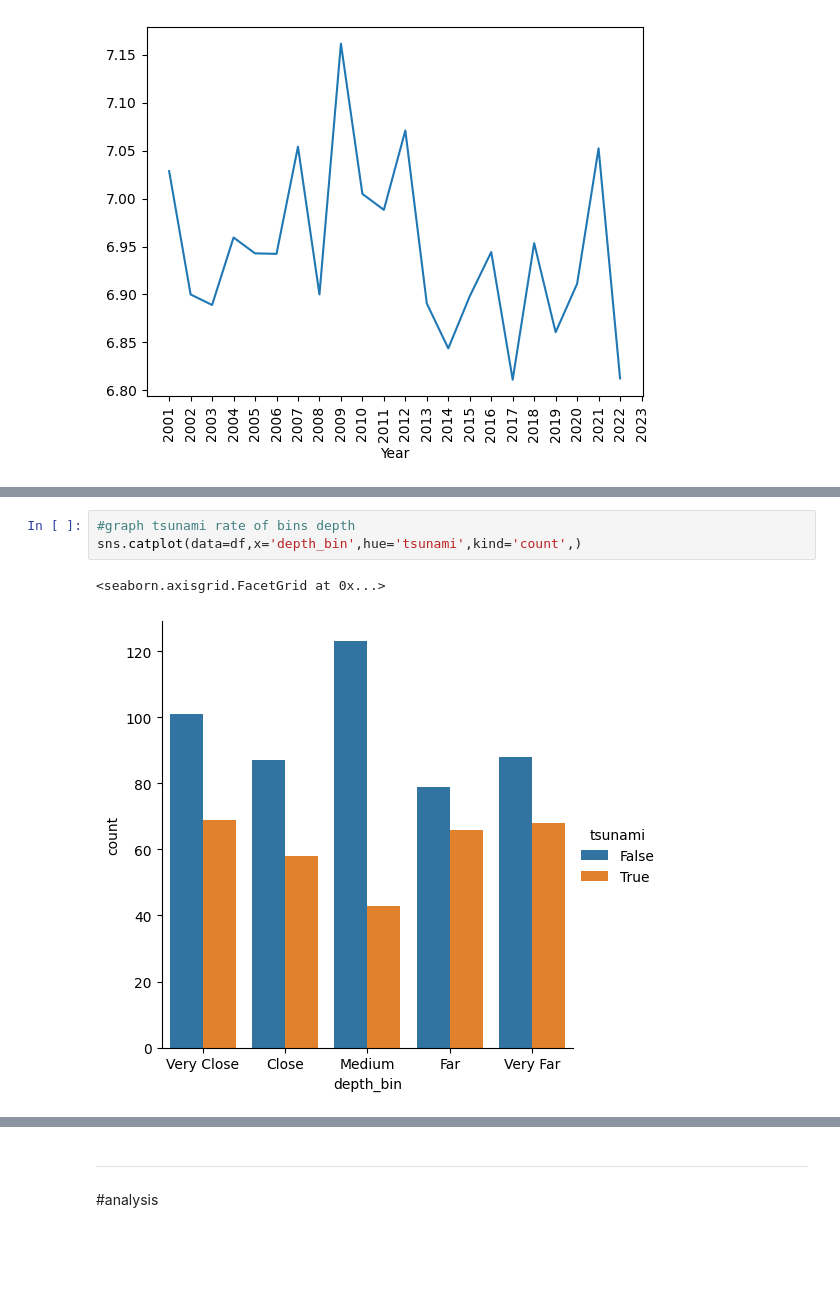
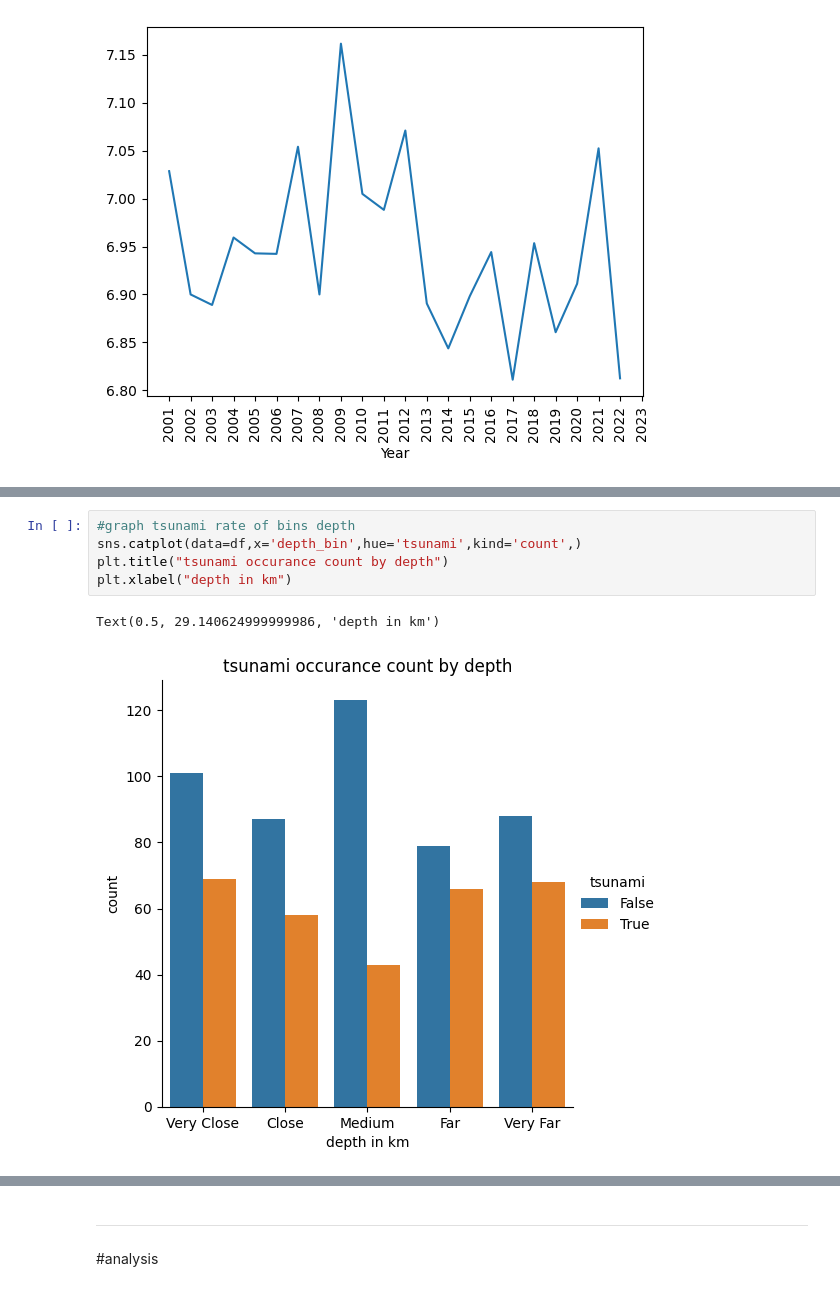
Before and after one commit to barrettyore0981-beep/FINAL-PROJECT-earth-quake-factors-and-tsunami-s, a Jupyter notebook: final_project.ipynb, the cells around one changed output, grey strips where cells are left out. Saved outputs shown, nothing was run; the diff lists cells and outputs as text; blank space fills up the shorter version.

```diff
--- a/final_project.ipynb
+++ b/final_project.ipynb
@@ -455,9 +460,11 @@ sns.catplot(data=df,x='magnitude_bin',hue='tsunami',kind='count')
 # %%
 #graph tsunami rate of bins depth
 sns.catplot(data=df,x='depth_bin',hue='tsunami',kind='count',)
+plt.title("tsunami occurance count by depth")
+plt.xlabel("depth in km")
 # %% [output]
-<seaborn.axisgrid.FacetGrid at 0x...>
+Text(0.5, 29.140624999999986, 'depth in km')
-[figure, old version]
+[figure, new version]
 # %%
 #graph tsunami rate of bins ocean distance
 sns.catplot(data=df,x='distance_bin',hue='tsunami',kind='count')
```
Also changed, not shown: parts of 8 cells of this notebook.
